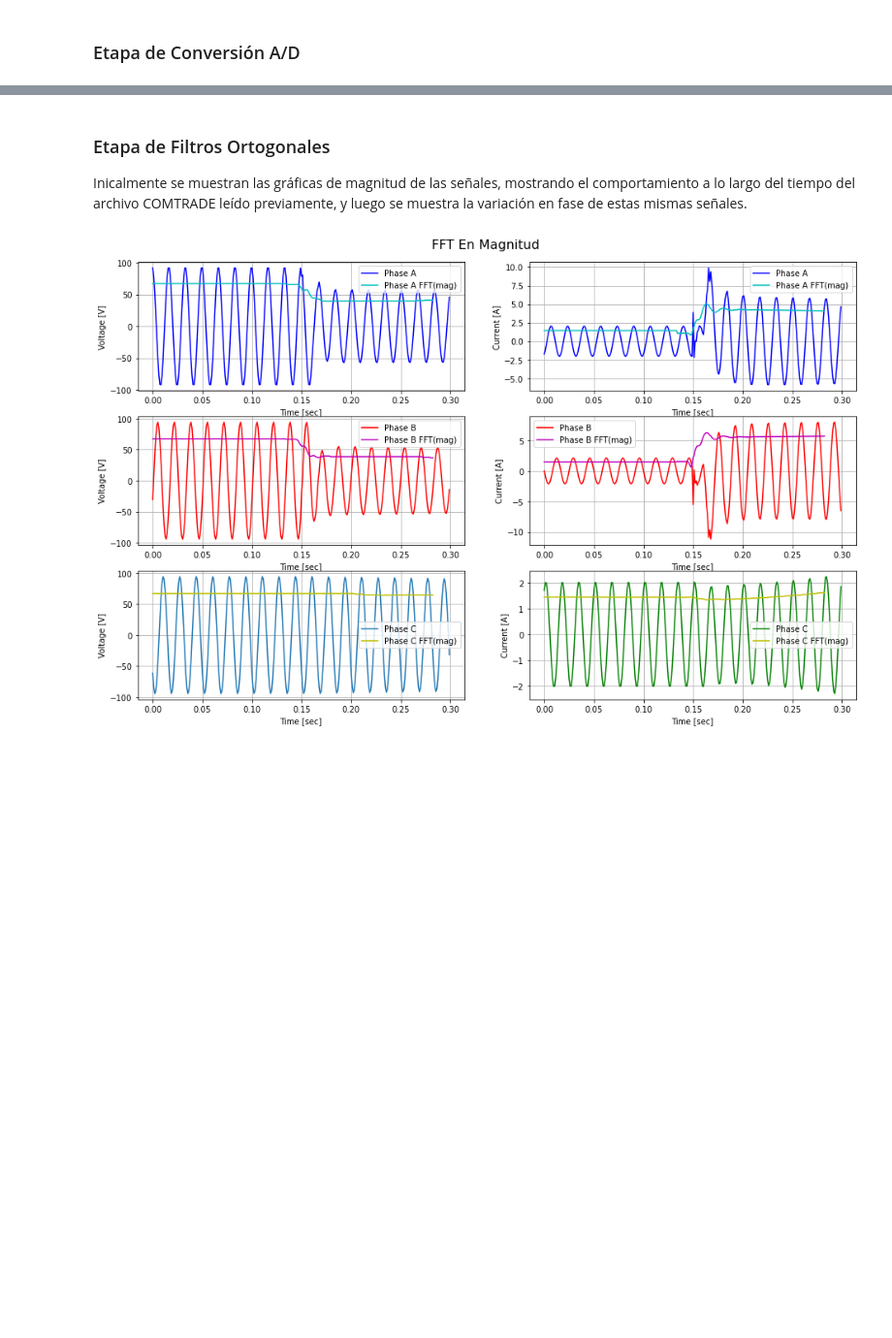
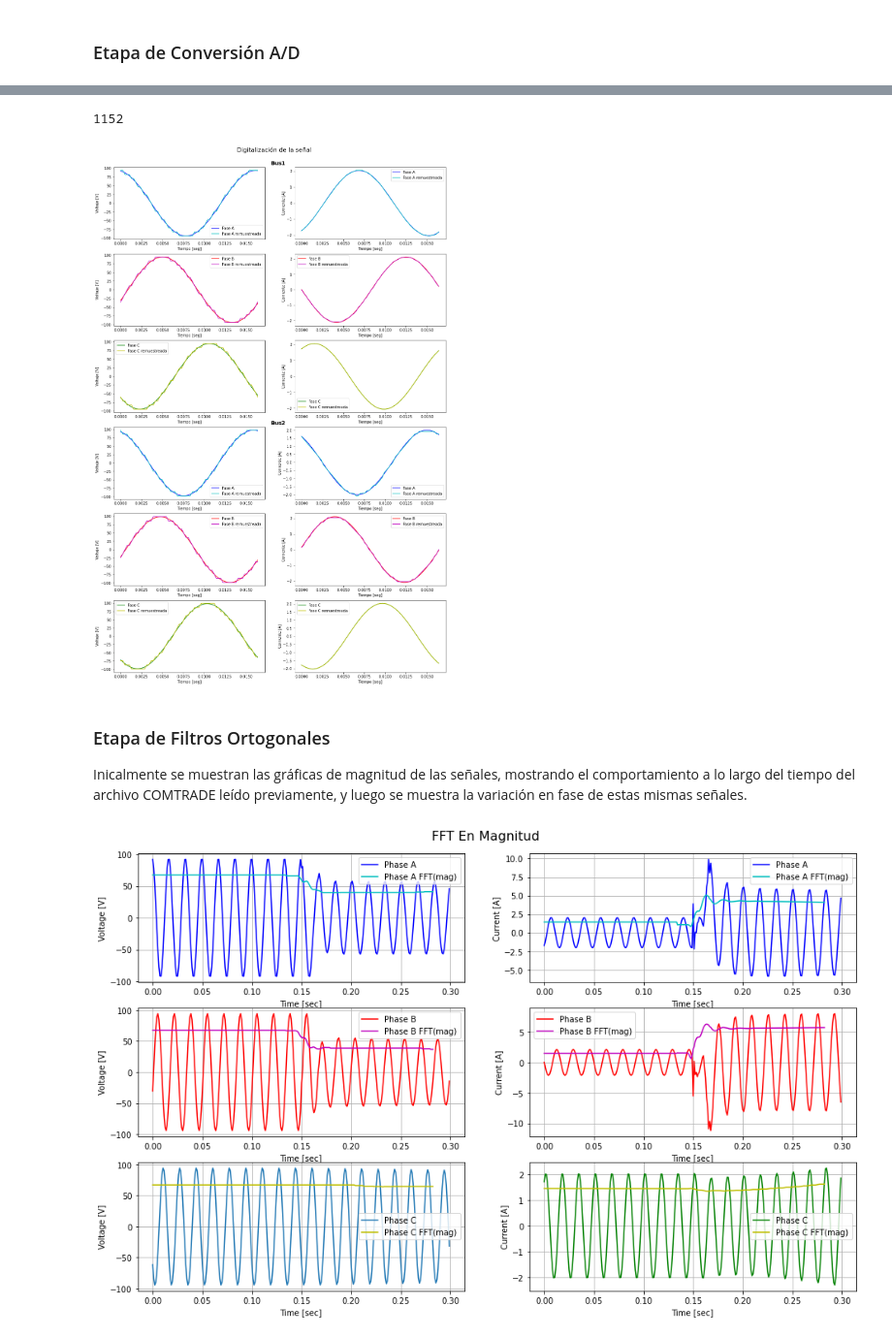
Before and after one commit to andresenrique08/Virtual_Relay_Course, a Jupyter notebook: TC2/Test_DSP_mat.ipynb, the cells around one changed output, grey strips where cells are left out. Shown at 97% size. Cells and saved outputs as stored; diff of their text form; code cells hidden in the pictures; blank space fills up the shorter version.

```diff
--- a/TC2/Test_DSP_mat.ipynb
+++ b/TC2/Test_DSP_mat.ipynb
@@ -252,3 +233,53 @@ for i in np.arange(3):
+# %%
+quantizing_bits_V = 4 # Valor típico: 12 (Voltaje)
+quantizing_bits_I = 8 # Valor típico: 16 (Corriente)
+dig_V_bus1_sub = np.empty(([N_tot,3]))
+dig_I_bus1_sub = np.empty(([N_tot,3]))
+dig_V_bus2_sub = np.empty(([N_tot,3]))
+dig_I_bus2_sub = np.empty(([N_tot,3]))
+for i in np.arange(6):
+    if i<3:
+        dig_V_bus1_sub[:,i] = quantizer(V_bus1_sub[:,i], quantizing_bits_V)
+        dig_V_bus2_sub[:,i] = quantizer(V_bus2_sub[:,i], quantizing_bits_V)
+    else:
+        dig_I_bus1_sub[:,i-3] = quantizer(I_bus1_sub[:,i-3], quantizing_bits_I)
+        dig_I_bus2_sub[:,i-3] = quantizer(I_bus2_sub[:,i-3], quantizing_bits_I)
+print(N_tot)
+
+measures_sub_dig = [dig_V_bus1_sub,dig_I_bus1_sub,dig_V_bus2_sub,dig_I_bus2_sub]
+# PLOTING -----------------------------------------------------------------
+f, axarr = plt.subplots(6, 2, figsize =(16, 25))
+f.suptitle('Digitalización de la señal', y=0.91, fontsize=16)
+colors_sub_dig =['c-','m-','y-']
+cont = 0
+for i in range(len(measures_sub_dig)):
+    axarr.flat[0].set_title(r'$\bf{Bus 1}$',x=1.09, fontsize=14)
+    axarr[3,0].set_title(r'$\bf{Bus 2}$',x=1.09, fontsize=14)
+    for j in np.arange(3):
+        if (cont % 2)==0: #Si es par
+            p1 = np.int(cont/2)
+            p2 = 0
+            axarr[p1,p2].set_ylabel('Voltaje [V]')
+        else:
+            p1 = np.int(np.ceil(cont/2)-1)
+            p2 = 1
+            axarr[p1,p2].set_ylabel('Corriente [A]')
+        if (i<2):
+            p1 = j
+            if (i%2)==0: p2=0
+            else: p2=1
+        else:
+            p1 = j + 3
+            if (i%2)==0: p2=0
+            else: p2=1
+        axarr[p1,p2].set_xlabel('Tiempo [seg]')
+        axarr[p1,p2].plot(time_sub[:,i][0:fs_user_cycle], measures_sub[i][:,j][0:fs_user_cycle], colors[j], label=labels[j])
+        axarr[p1,p2].plot(time_sub[:,i][0:fs_user_cycle], measures_sub_dig[i][:,j][0:fs_user_cycle], colors_sub_dig[j], label=labels_sub[j])
+        axarr[p1,p2].legend()
+        cont = cont + 1
+# %% [output]
+1152
+[figure, added]
 # %% [markdown]
 ### Etapa de Filtros Ortogonales
 
```
Also changed, not shown: parts of 5 cells of this notebook, 2 other files.
